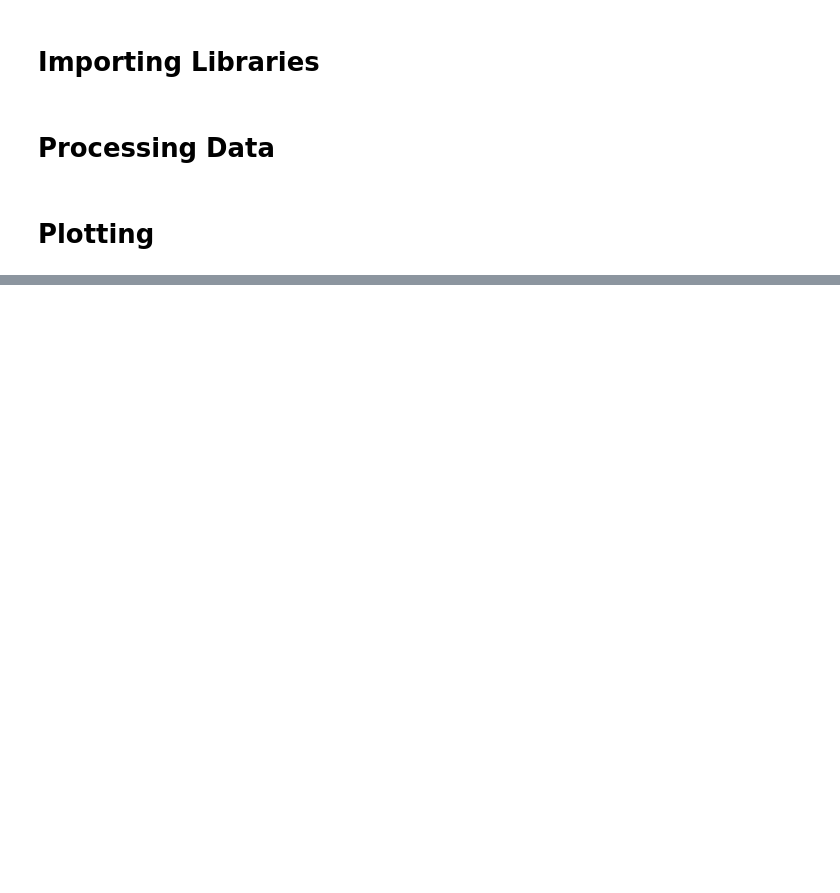
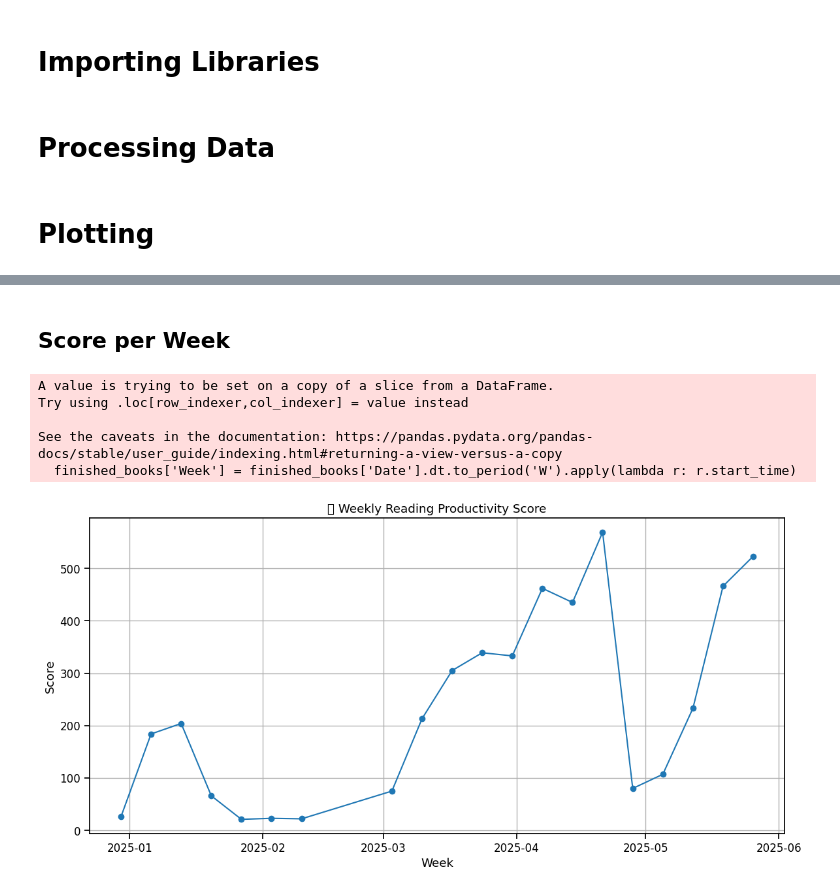
Before and after one commit to Cris2907/lecture-insights, a Jupyter notebook: lecture-insights.ipynb, the cells around one changed output, grey strips where cells are left out. Drawn from its saved outputs; the diff is of its cells as text; code cells hidden in the pictures; blank space fills up the shorter version.

```diff
--- a/lecture-insights.ipynb
+++ b/lecture-insights.ipynb
@@ -86,0 +122,61 @@ plt.show()
+# %% [markdown]
+## Score per Week
+# %%
+
+# Ensure dates are datetime
+books_read['Date'] = pd.to_datetime(books_read['Date'])
+
+# 1. Group by week
+books_read['Week'] = books_read['Date'].dt.to_period('W').apply(lambda r: r.start_time)
+
+# 2. Pages read per week
+pages = books_read.groupby('Week')['Pages Read'].sum()
+
+# 3. Active days per week
+days_active = books_read.groupby('Week')['Date'].nunique()
+
+# 4. Books finished: when current page == total pages
+# First, get the last entry for each book
+last_entries = books_read.sort_values('Date').groupby('Title').tail(1)
+finished_books = last_entries[last_entries['Current Page'] == last_entries['Pages']]
+
+# Count how many books were finished each week
+finished_books['Week'] = finished_books['Date'].dt.to_period('W').apply(lambda r: r.start_time)
+books_finished = finished_books.groupby('Week').size()
+
+# 5. Combine all into one score DataFrame
+score_df = pd.DataFrame({
+    'Pages Read': pages,
+    'Days Active': days_active,
+    'Books Finished': books_finished
+}).fillna(0)
+
+# 6. Calculate total score
+score_df['Productivity Score'] = (
+    score_df['Pages Read'] * 1 +
+    score_df['Days Active'] * 5 +
+    score_df['Books Finished'] * 50
+)
+
+score_df = score_df.sort_index()
+
+
+
+
+import matplotlib.pyplot as plt
+
+plt.figure(figsize=(12,6))
+plt.plot(score_df.index, score_df['Productivity Score'], marker='o', label='Productivity Score')
+plt.title('🧭 Weekly Reading Productivity Score')
+plt.xlabel('Week')
+plt.ylabel('Score')
+plt.grid(True)
+plt.tight_layout()
+plt.show()
+# %% [output]
+A value is trying to be set on a copy of a slice from a DataFrame.
+Try using .loc[row_indexer,col_indexer] = value instead
+
+See the caveats in the documentation: https://pandas.pydata.org/pandas-docs/stable/user_guide/indexing.html#returning-a-view-versus-a-copy
+  finished_books['Week'] = finished_books['Date'].dt.to_period('W').apply(lambda r: r.start_time)
+[figure, added]
```
Also changed, not shown: parts of 12 cells of this notebook, 3 other files.
